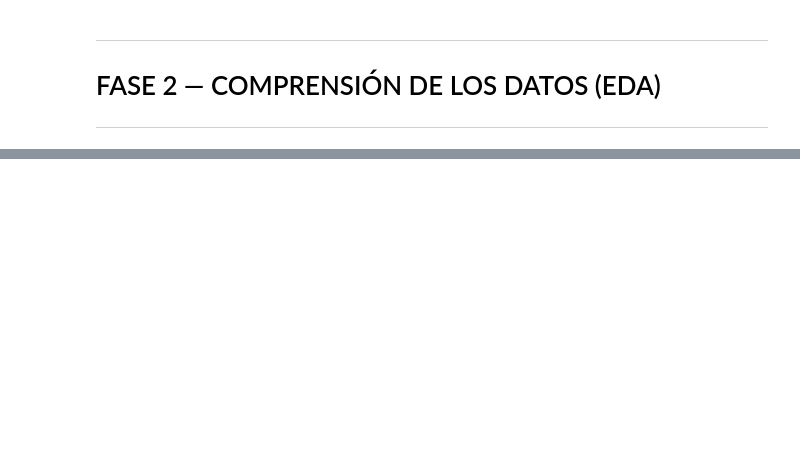
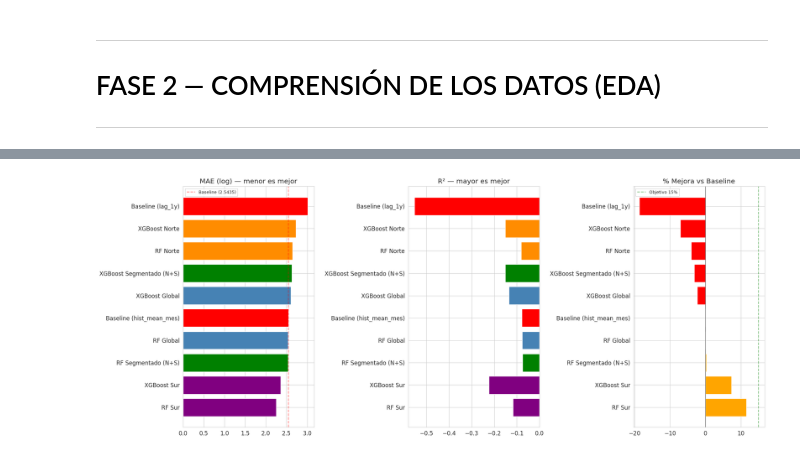
Before and after one commit to brandonOrellana/Trabajo_Integrador_Grupo_6, a Jupyter notebook: Trabajo_Integrador_Grupo_6.ipynb, the cells around one changed output, grey strips where cells are left out. Cells and saved outputs as stored; diff of their text form; code cells hidden in the pictures; blank space fills up the shorter version.

```diff
--- a/Trabajo_Integrador_Grupo_6.ipynb
+++ b/Trabajo_Integrador_Grupo_6.ipynb
@@ -500,0 +927,16 @@ print(f"  Registros sin lag_12 (se eliminarán): {df['lag_12'].isna().sum():,}")
+# %%
+# --- 4.4 Combinar predicciones regionales ---
+print("\n--- 4.4 Predicciones regionales combinadas ---")
+
+y_pred_rf_seg = np.concatenate([
+    modelos_regionales['rf_norte'][1],
+    modelos_regionales['rf_sur'][1]])
+y_test_seg = np.concatenate([
+    modelos_regionales['rf_norte'][2],
+    modelos_regionales['rf_sur'][2]])
+resultados.append(evaluar_modelo(y_test_seg, y_pred_rf_seg, 'RF Segmentado (N+S)'))
+
+y_pred_xgb_seg = np.concatenate([
+    modelos_regionales['xgb_norte'][1],
+    modelos_regionales['xgb_sur'][1]])
+resultados.append(evaluar_modelo(y_test_seg, y_pred_xgb_seg, 'XGBoost Segmentado (N+S)'))
@@ -500,0 +992,36 @@ print(f"  Registros sin lag_12 (se eliminarán): {df['lag_12'].isna().sum():,}")
+# %%
+# --- Gráfico comparativo ---
+fig, axes = plt.subplots(1, 3, figsize=(20, 8))
+df_plot = df_resultados.sort_values('MAE_log')
+
+def color_modelo(m):
+    if 'Baseline' in m: return 'red'
+    if 'Global' in m: return 'steelblue'
+    if 'Segmentado' in m: return 'green'
+    if 'Norte' in m: return 'darkorange'
+    if 'Sur' in m: return 'purple'
+    return 'gray'
+
+colors = [color_modelo(m) for m in df_plot['Modelo']]
+
+axes[0].barh(df_plot['Modelo'], df_plot['MAE_log'], color=colors)
+axes[0].axvline(mae_bl, color='red', ls='--', alpha=.5, label=f'Baseline ({mae_bl})')
+axes[0].set_title('MAE (log) — menor es mejor')
+axes[0].legend(fontsize=9)
+
+axes[1].barh(df_plot['Modelo'], df_plot['R²_log'], color=colors)
+axes[1].axvline(0, color='black', lw=.5)
+axes[1].set_title('R² — mayor es mejor')
+
+cm = ['green' if x >= 15 else 'orange' if x > 0 else 'red'
+      for x in df_plot['Mejora_MAE_%']]
+axes[2].barh(df_plot['Modelo'], df_plot['Mejora_MAE_%'], color=cm)
+axes[2].axvline(15, color='green', ls='--', alpha=.5, label='Objetivo 15%')
+axes[2].axvline(0, color='black', lw=.5)
+axes[2].set_title('% Mejora vs Baseline')
+axes[2].legend(fontsize=9)
+
+plt.tight_layout()
+plt.show()
+# %% [output]
+[figure, added]
```
Also changed, not shown: parts of 39 cells of this notebook, 1 other file.
